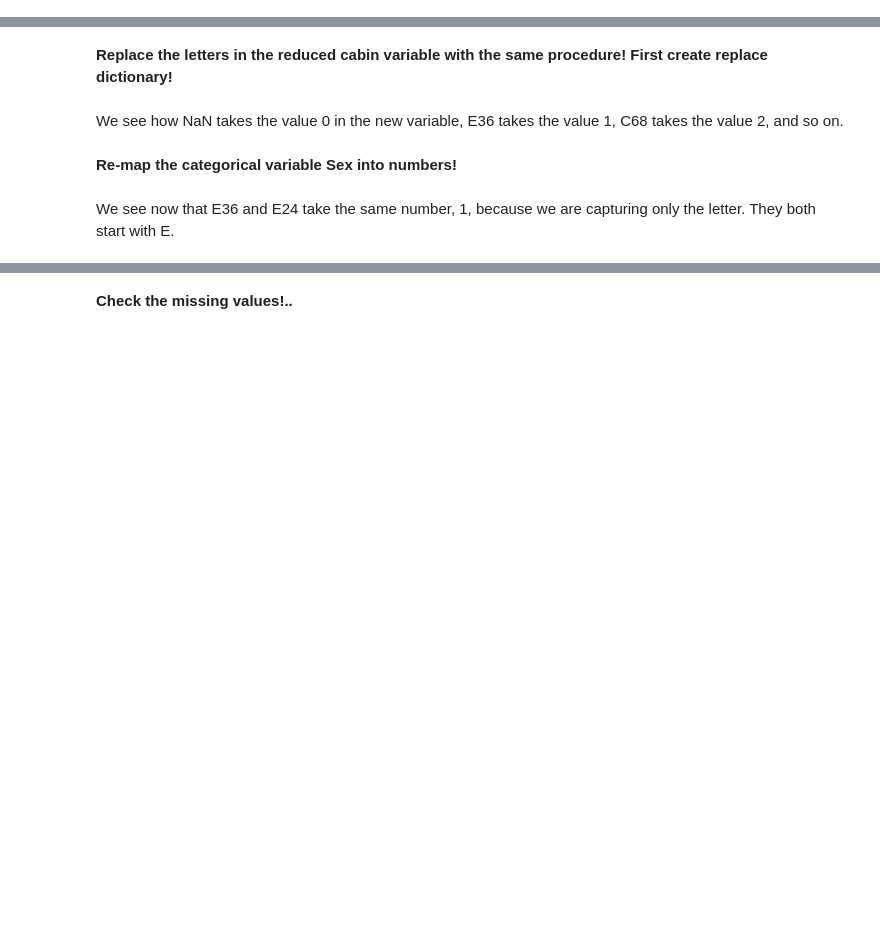
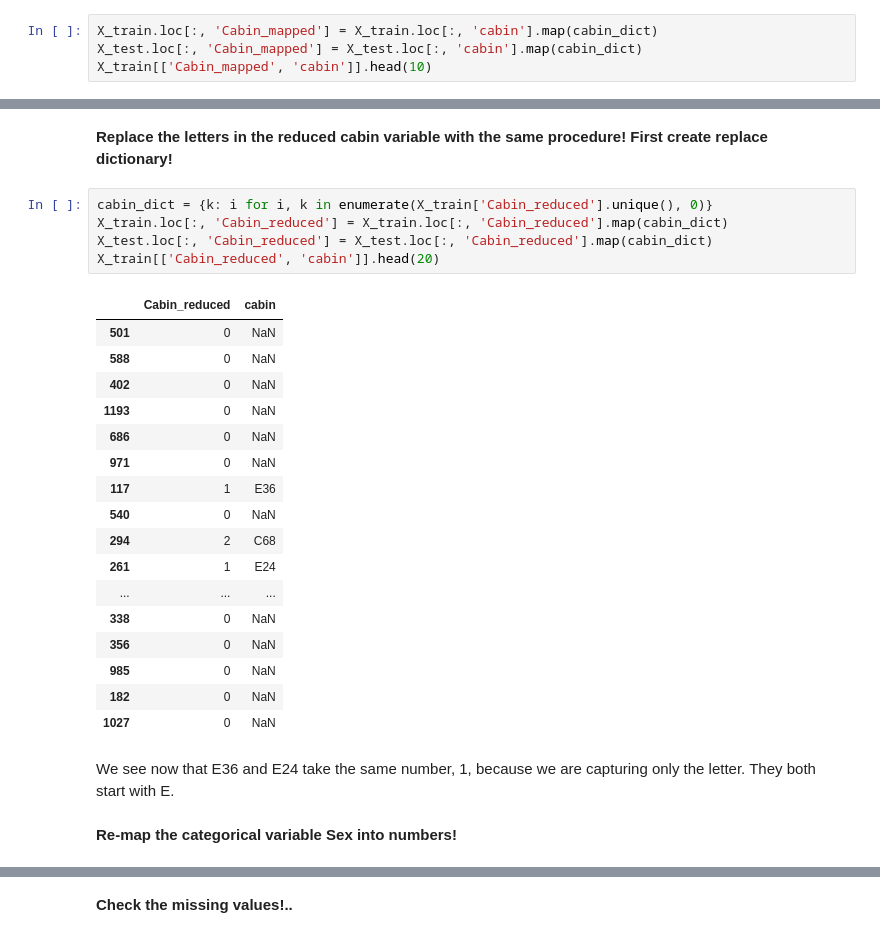
Before and after one commit to haka1453/Python, a Jupyter notebook: Machine Learning/FEML_Codes/03.2-Cardinality.ipynb, the cells around one changed output, grey strips where cells are left out. Saved outputs shown, nothing was run; the diff lists cells and outputs as text; blank space fills up the shorter version.

```diff
--- a/Machine Learning/FEML_Codes/03.2-Cardinality.ipynb
+++ b/Machine Learning/FEML_Codes/03.2-Cardinality.ipynb
@@ -167,3 +165,7 @@ cabin_dict
  'B37': 144,
  'C80': 145,
  'B78': 146}
+# %%
+X_train.loc[:, 'Cabin_mapped'] = X_train.loc[:, 'cabin'].map(cabin_dict)
+X_test.loc[:, 'Cabin_mapped'] = X_test.loc[:, 'cabin'].map(cabin_dict)
+X_train[['Cabin_mapped', 'cabin']].head(10)
@@ -170,8 +184,29 @@ cabin_dict
 # %% [markdown]
 **Replace the letters in the reduced cabin variable with the same procedure! First create replace dictionary!**
-# %% [markdown]
-We see how NaN takes the value 0 in the new variable, E36 takes the value 1, C68 takes the value 2, and so on.
+# %%
+cabin_dict = {k: i for i, k in enumerate(X_train['Cabin_reduced'].unique(), 0)}
+X_train.loc[:, 'Cabin_reduced'] = X_train.loc[:, 'Cabin_reduced'].map(cabin_dict)
+X_test.loc[:, 'Cabin_reduced'] = X_test.loc[:, 'Cabin_reduced'].map(cabin_dict)
+X_train[['Cabin_reduced', 'cabin']].head(20)
+# %% [output]
+|  | Cabin_reduced | cabin |
+| 501 | 0 | NaN |
+| 588 | 0 | NaN |
+| 402 | 0 | NaN |
+| 1193 | 0 | NaN |
+| 686 | 0 | NaN |
+| 971 | 0 | NaN |
+| 117 | 1 | E36 |
+| 540 | 0 | NaN |
+| 294 | 2 | C68 |
+| 261 | 1 | E24 |
+| ... | ... | ... |
+| 338 | 0 | NaN |
+| 356 | 0 | NaN |
+| 985 | 0 | NaN |
+| 182 | 0 | NaN |
+| 1027 | 0 | NaN |
+# %% [markdown]
+We see now that E36 and E24 take the same number, 1, because we are capturing only the letter. They both start with E.
 # %% [markdown]
 **Re-map the categorical variable Sex into numbers!**
-# %% [markdown]
-We see now that E36 and E24 take the same number, 1, because we are capturing only the letter. They both start with E.
```
Also changed, not shown: parts of 16 cells of this notebook.
